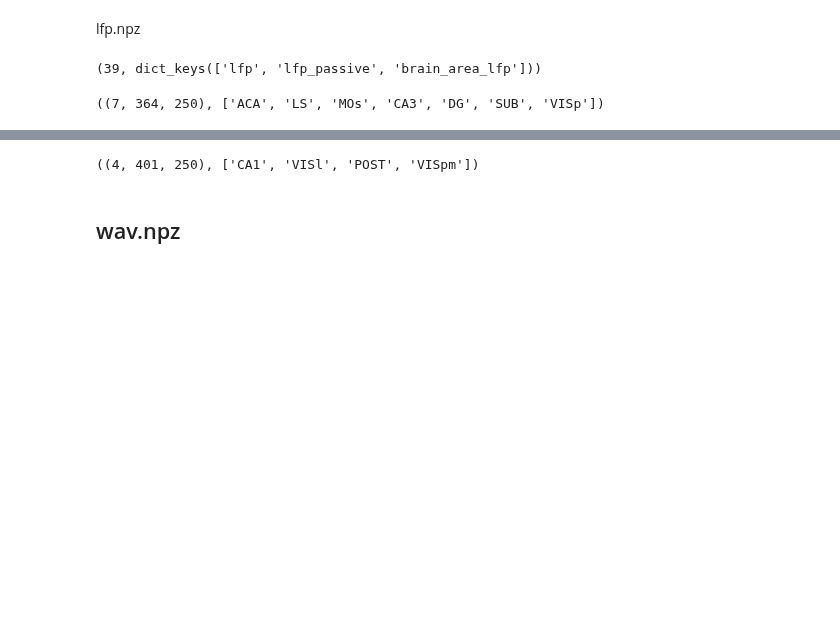
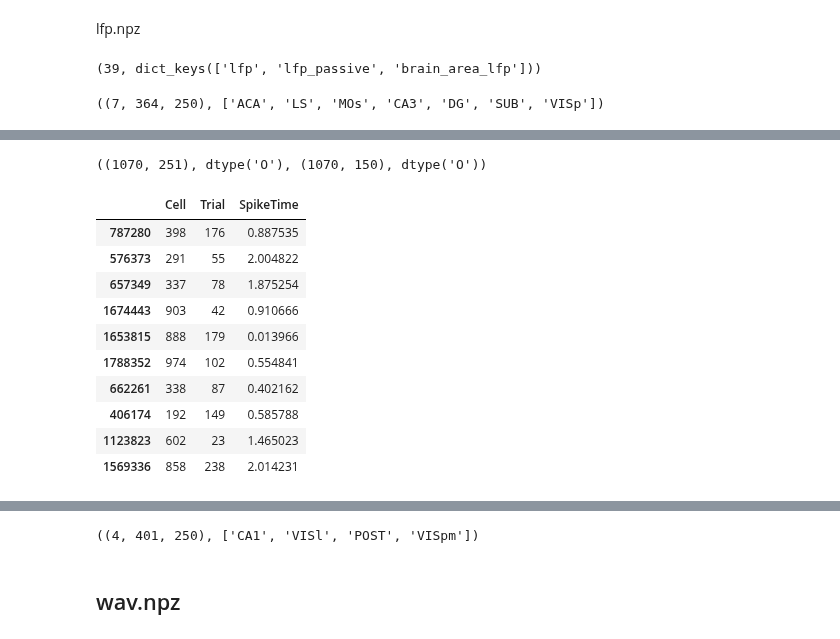
Before and after one commit to ibehave-ibots/iBOTS-Tools, a Jupyter notebook: workshops/bootcamp/steinmentz_data_curation/notebooks/explore_lfps.ipynb, the cells around one changed output, grey strips where cells are left out. Cells and saved outputs as stored; diff of their text form; code cells hidden in the pictures; blank space fills up the shorter version.

```diff
--- a/workshops/bootcamp/steinmentz_data_curation/notebooks/explore_lfps.ipynb
+++ b/workshops/bootcamp/steinmentz_data_curation/notebooks/explore_lfps.ipynb
@@ -24,0 +66,4 @@ len(dat), dd.keys()
+# %%
+dd['ss'].shape, dd['ss'].dtype, dd['ss_passive'].shape, dd['ss_passive'].dtype
+# %% [output]
+((1070, 251), dtype('O'), (1070, 150), dtype('O'))
@@ -24,0 +72,23 @@ len(dat), dd.keys()
+# %%
+rows = []
+
+# Loop through each element
+for neuron_id, neuron_data in enumerate(dd['ss']):
+    for trial_id, trial_data in enumerate(neuron_data):
+        for spike_time in trial_data:
+            rows.append([neuron_id, trial_id, spike_time])
+
+df = pd.DataFrame(rows, columns=['Cell', 'Trial', 'SpikeTime'])
+df.sample(10)
+# %% [output]
+|  | Cell | Trial | SpikeTime |
+| 787280 | 398 | 176 | 0.887535 |
+| 576373 | 291 | 55 | 2.004822 |
+| 657349 | 337 | 78 | 1.875254 |
+| 1674443 | 903 | 42 | 0.910666 |
+| 1653815 | 888 | 179 | 0.013966 |
+| 1788352 | 974 | 102 | 0.554841 |
+| 662261 | 338 | 87 | 0.402162 |
+| 406174 | 192 | 149 | 0.585788 |
+| 1123823 | 602 | 23 | 1.465023 |
+| 1569336 | 858 | 238 | 2.014231 |
```
Also changed, not shown: parts of 24 cells of this notebook, 6 other files.
